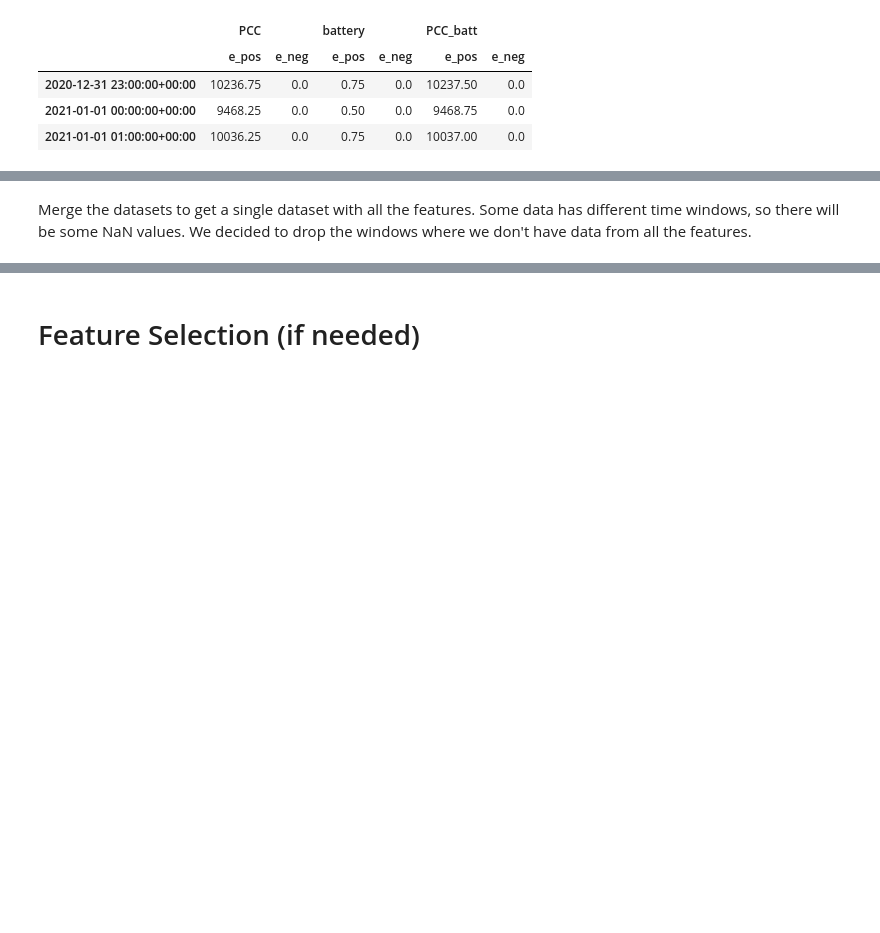
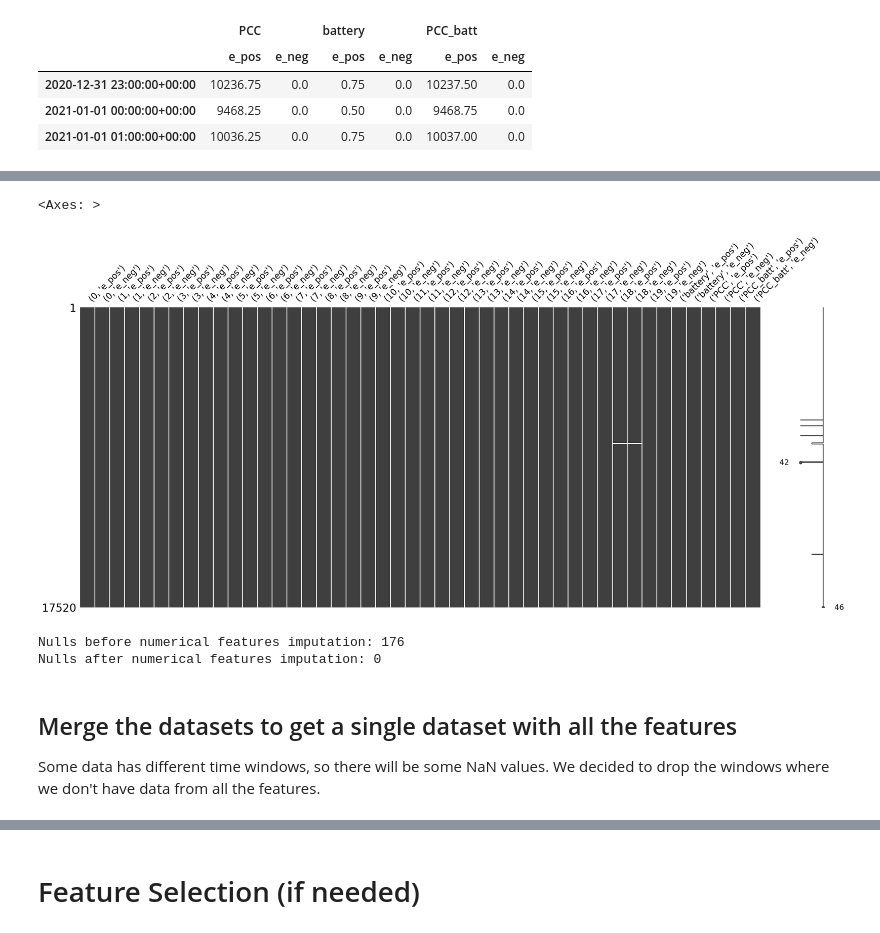
Before and after one commit to FabioLddo/time_series_energy_community_forecasting, a Jupyter notebook: Final_Project_Ippolito_Loddo_Margni.ipynb, the cells around one changed output, grey strips where cells are left out. Drawn from its saved outputs; the diff is of its cells as text; code cells hidden in the pictures; blank space fills up the shorter version.

```diff
--- a/Final_Project_Ippolito_Loddo_Margni.ipynb
+++ b/Final_Project_Ippolito_Loddo_Margni.ipynb
@@ -278,5 +359,20 @@ df_meters[['PCC', 'battery', 'PCC_batt']].head(3)
+# %%
+msno.matrix(df_meters)
+# %% [output]
+<Axes: >
+[figure, added]
+# %%
+# Impute missing values with the mean
+print('Nulls before numerical features imputation:', df_meters.isna().sum().sum())
+
+df_meters = df_meters.fillna(df_meters.mean())
+
+print('Nulls after numerical features imputation:', df_meters.isna().sum().sum())
+# %% [output]
+Nulls before numerical features imputation: 176
+Nulls after numerical features imputation: 0
 # %% [markdown]
-Merge the datasets to get a single dataset with all the features.
+## Merge the datasets to get a single dataset with all the features
 Some data has different time windows, so there will be some NaN values.
 We decided to drop the windows where we don't have data from all the features.
 # %%
```
Also changed, not shown: parts of 28 cells of this notebook, 1 other file.
